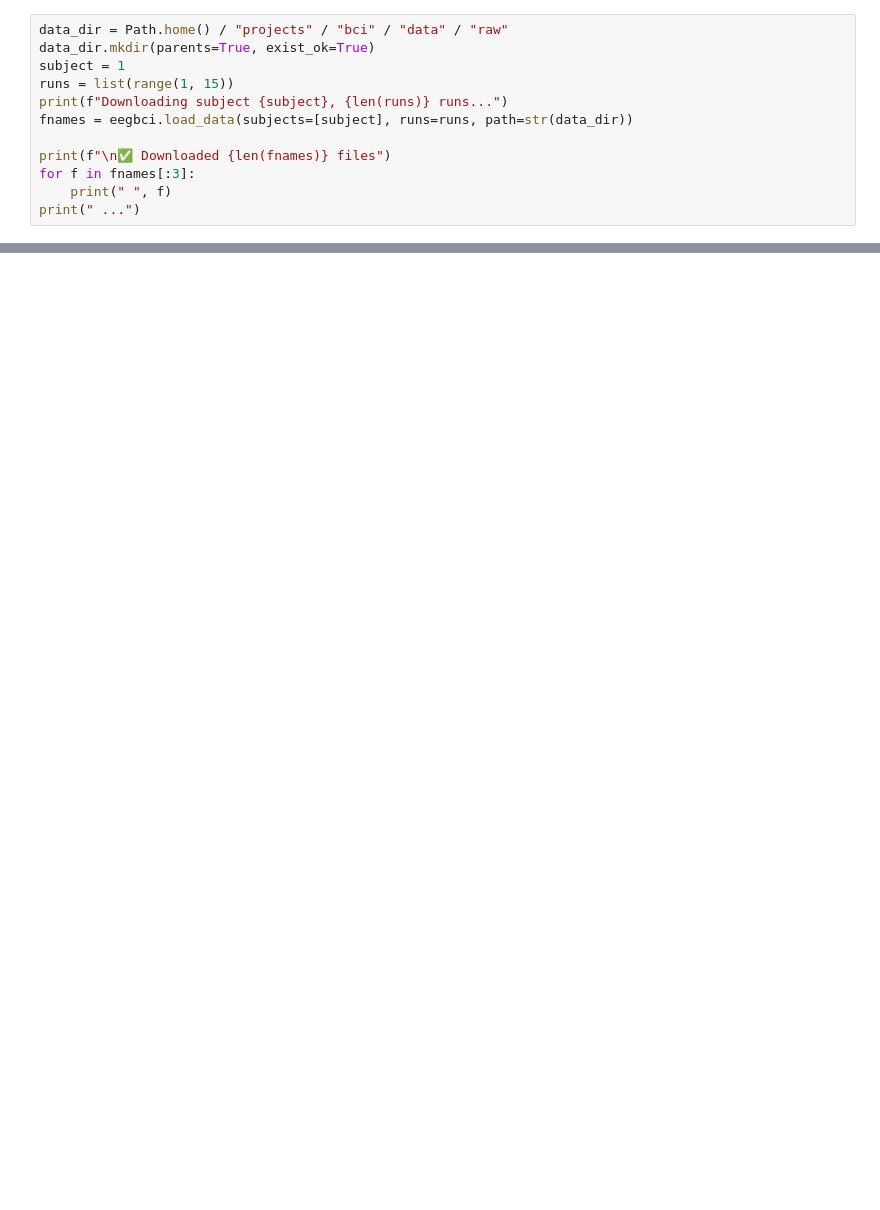
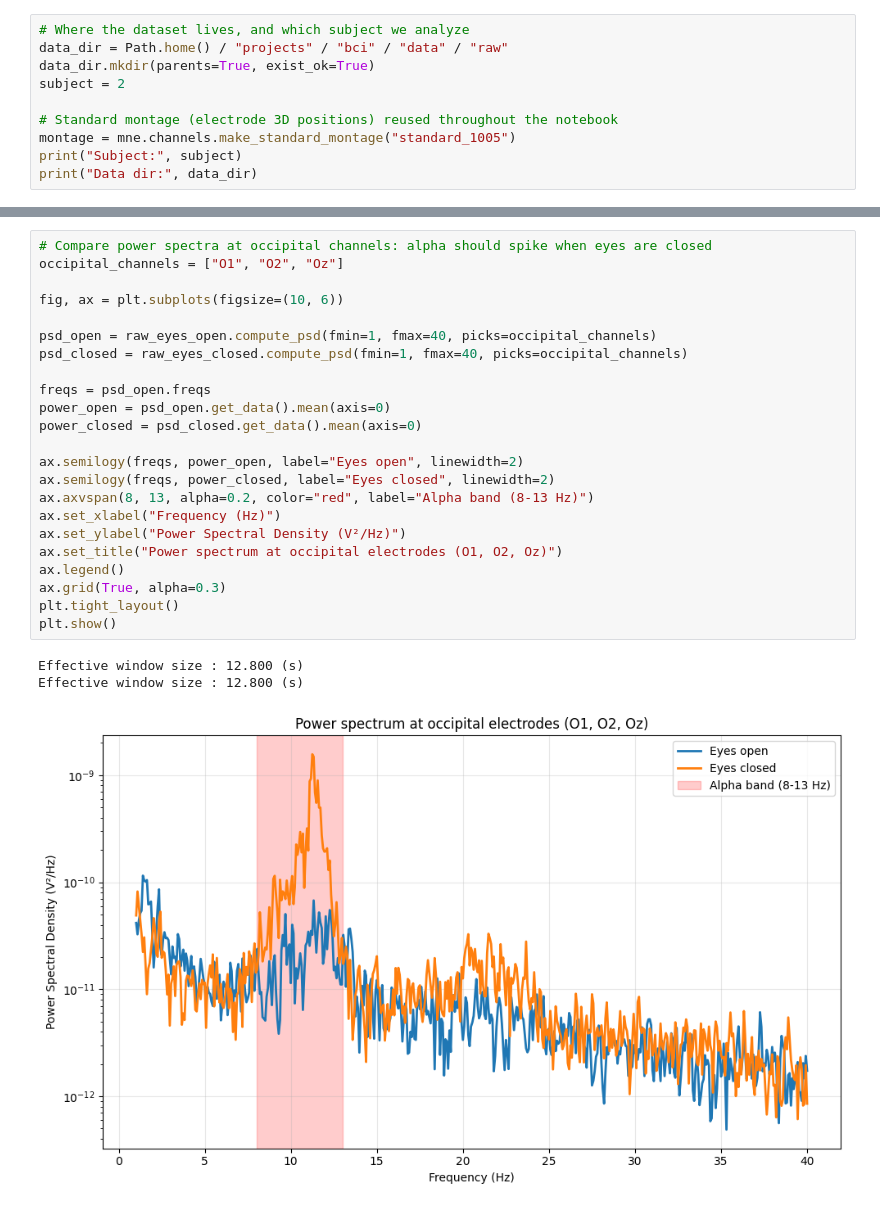
Before and after one commit to IbeeckC/EEG_BCI-pi, a Jupyter notebook: notebooks/01_physionet.ipynb, the cells around one changed output, grey strips where cells are left out. Saved outputs shown, nothing was run; the diff lists cells and outputs as text; blank space fills up the shorter version.

```diff
--- a/notebooks/01_physionet.ipynb
+++ b/notebooks/01_physionet.ipynb
@@ -8,13 +23,11 @@ from pathlib import Path
 # %%
+# Where the dataset lives, and which subject we analyze
 data_dir = Path.home() / "projects" / "bci" / "data" / "raw"
 data_dir.mkdir(parents=True, exist_ok=True)
-subject = 1
-runs = list(range(1, 15))
-print(f"Downloading subject {subject}, {len(runs)} runs...")
-fnames = eegbci.load_data(subjects=[subject], runs=runs, path=str(data_dir))
+subject = 2
 
-print(f"\n✅ Downloaded {len(fnames)} files")
-for f in fnames[:3]:
-    print(" ", f)
-print(" ...")
+# Standard montage (electrode 3D positions) reused throughout the notebook
+montage = mne.channels.make_standard_montage("standard_1005")
+print("Subject:", subject)
+print("Data dir:", data_dir)
 # %% [output]
@@ -95,0 +74,27 @@ Using matplotlib as 2D backend.
+# %%
+# Compare power spectra at occipital channels: alpha should spike when eyes are closed
+occipital_channels = ["O1", "O2", "Oz"]
+
+fig, ax = plt.subplots(figsize=(10, 6))
+
+psd_open = raw_eyes_open.compute_psd(fmin=1, fmax=40, picks=occipital_channels)
+psd_closed = raw_eyes_closed.compute_psd(fmin=1, fmax=40, picks=occipital_channels)
+
+freqs = psd_open.freqs
+power_open = psd_open.get_data().mean(axis=0)
+power_closed = psd_closed.get_data().mean(axis=0)
+
+ax.semilogy(freqs, power_open, label="Eyes open", linewidth=2)
+ax.semilogy(freqs, power_closed, label="Eyes closed", linewidth=2)
+ax.axvspan(8, 13, alpha=0.2, color="red", label="Alpha band (8-13 Hz)")
+ax.set_xlabel("Frequency (Hz)")
+ax.set_ylabel("Power Spectral Density (V²/Hz)")
+ax.set_title("Power spectrum at occipital electrodes (O1, O2, Oz)")
+ax.legend()
+ax.grid(True, alpha=0.3)
+plt.tight_layout()
+plt.show()
+# %% [output]
+Effective window size : 12.800 (s)
+Effective window size : 12.800 (s)
+[figure, added]
```
Also changed, not shown: parts of 11 cells of this notebook.
